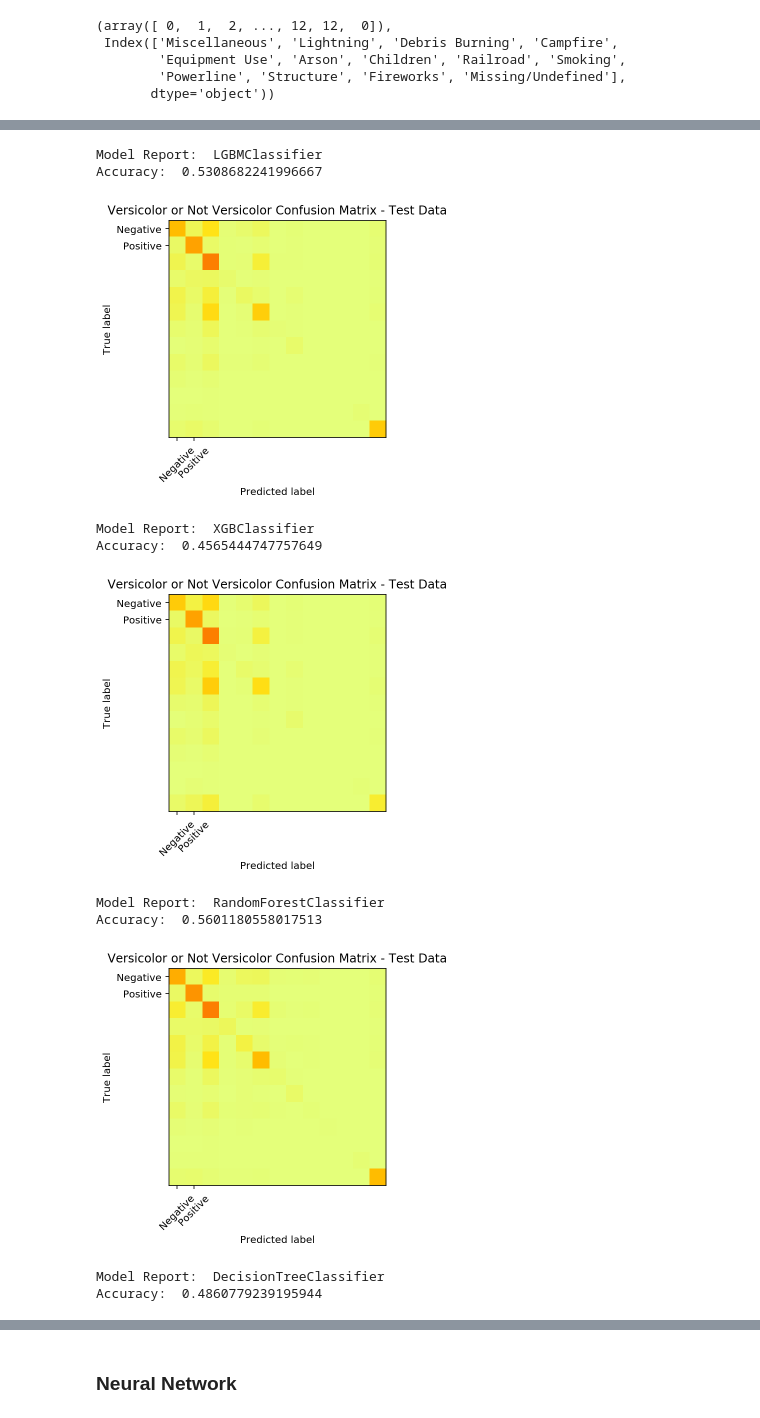
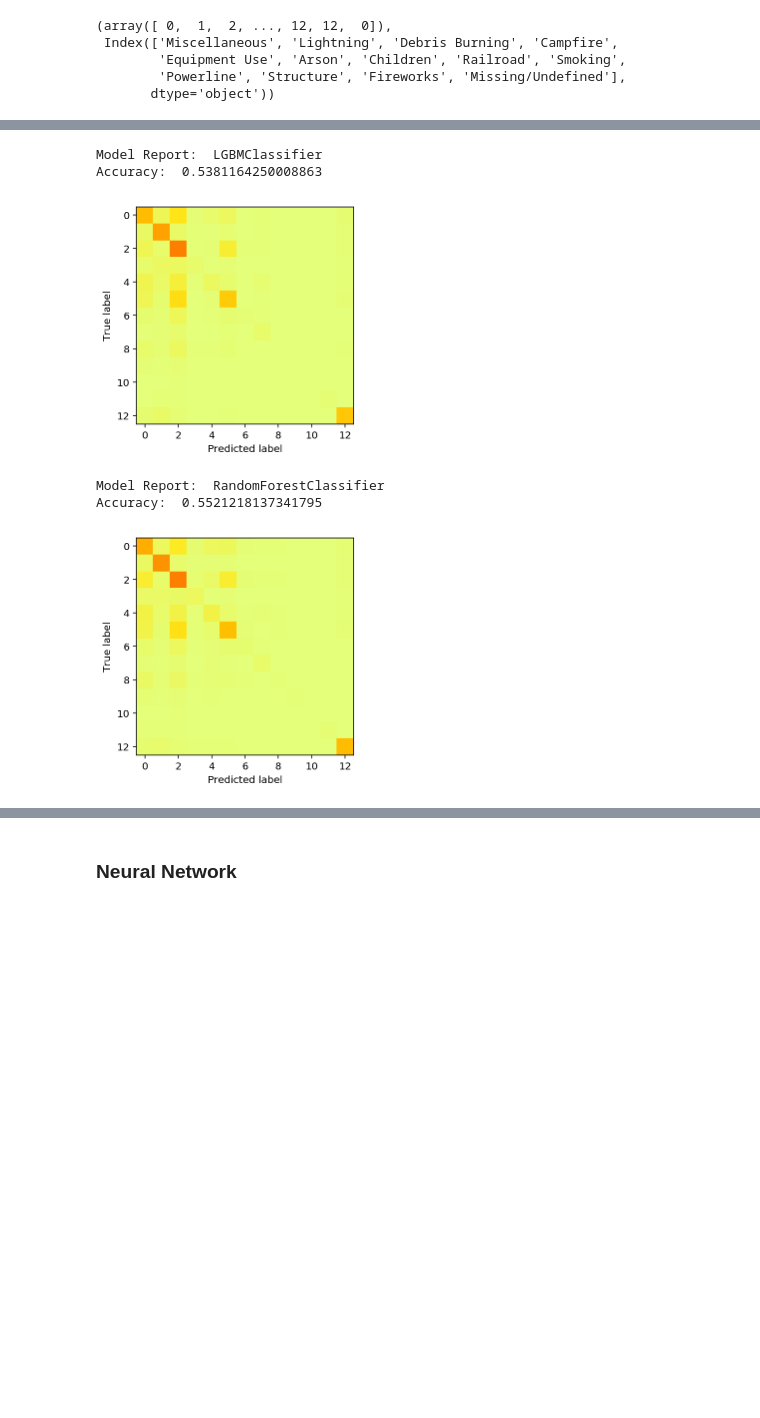
Before and after one commit to prajvalgupta/bds-project, a Jupyter notebook: Subhayu Codes/FinalProject-Wildfire.ipynb, the cells around one changed output, grey strips where cells are left out. Cells and saved outputs as stored; diff of their text form; code cells hidden in the pictures; blank space fills up the shorter version.

Commit message:
Update on Cause prediction - reduced labels, increased accuracy
Update on Cause prediction - reduced labels, increased accuracy

```diff
--- a/Subhayu Codes/FinalProject-Wildfire.ipynb
+++ b/Subhayu Codes/FinalProject-Wildfire.ipynb
@@ -121,6 +151,22 @@ plt.show()
 [figure]
 # %% [markdown]
 ## Modeling
+# %%
+def set_label(cat):
+    cause = 0
+    natural = ['Lightning']
+    accidental = ['Structure','Fireworks','Powerline','Railroad','Smoking','Children','Campfire','Equipment Use','Debris Burning']
+    malicious = ['Arson']
+    other = ['Missing/Undefined','Miscellaneous']
+    if cat in natural:
+        cause = 1
+    elif cat in accidental:
+        cause = 2
+    elif cat in malicious:
+        cause = 3
+    else:
+        cause = 4
+    return cause
 # %%
 le = LabelEncoder()
 df['STATE'] = le.fit_transform(df['STATE'])
@@ -128,6 +175,7 @@ df['DAY_OF_WEEK'] = le.fit_transform(df['DAY_OF_WEEK'])
 # %%
-main=df[['STATE','DAY_OF_WEEK','FIRE_YEAR', 'FIRE_SIZE', 'DISCOVERY_DOY', 'LATITUDE', 'LONGITUDE']]
-main['CAUSE'] = pd.factorize(df['STAT_CAUSE_DESCR'])[0] + 1
+main=df[['STATE','MONTH','DAY_OF_WEEK','FIRE_YEAR', 'TIME_DISCOVERED', 'FIRE_SIZE', 'DISCOVERY_DOY', 'LATITUDE', 'LONGITUDE']]
+# main['CAUSE'] = pd.factorize(df['STAT_CAUSE_DESCR'])[0] + 1
+main['CAUSE'] = df['STAT_CAUSE_DESCR'].apply(lambda x: set_label(x))
 main.head()
 # %% [output]
 A value is trying to be set on a copy of a slice from a DataFrame.
@@ -149,5 +203,5 @@ pd.factorize(df['STAT_CAUSE_DESCR'])
         'Powerline', 'Structure', 'Fireworks', 'Missing/Undefined'],
        dtype='object'))
 # %%
-X=main.iloc[:,:7]
-Y=main.iloc[:,7]
+X=main.iloc[:,:main.shape[1]-1]
+Y=main.iloc[:,main.shape[1]-1]
@@ -157,7 +220,8 @@ def predict_model(model,X,Y, split=0.3,random_state=7):
     train_X, test_X, train_Y, test_Y = train_test_split(X,Y, test_size=split, random_state=random_state)
     model.fit(train_X,train_Y)
     ypred=model.predict(test_X)
-    acc=accuracy_score(test_Y,model.predict(test_X))
+#     acc=accuracy_score(test_Y,model.predict(test_X))
+    acc=model.score(test_X,test_Y)
     print("Model Report: ", type(model).__name__)
     print("Accuracy: ",acc)
     cm=confusion_matrix(test_Y,ypred)
@@ -168,19 +232,14 @@ def predict_model(model,X,Y, split=0.3,random_state=7):
     plt.show()
 #     print("Confusion Matrix:\n",confmat,"\n\n\n")
 # %%
-# Testing different models with default hyperparameters  -  WITHOUT STATE and DAY OF WEEK
-models=[lgb.LGBMClassifier(),XGBClassifier(),RandomForestClassifier(), DecisionTreeClassifier()]
+# Testing different models with default hyperparameters - 13 labels
+models=[lgb.LGBMClassifier(),RandomForestClassifier()]
 for lf in models:
     predict_model(lf,X,Y)
 # %% [output]
 Model Report:  LGBMClassifier
-Accuracy:  0.5308682241996667
+Accuracy:  0.5381164250008863
-[figure, old version]
+[figure, new version]
-Model Report:  XGBClassifier
-Accuracy:  0.4565444747757649
+Model Report:  RandomForestClassifier
+Accuracy:  0.5521218137341795
-[figure, old version]
+[figure, new version]
-Model Report:  RandomForestClassifier
-Accuracy:  0.5601180558017513
-[figure, removed]
-Model Report:  DecisionTreeClassifier
-Accuracy:  0.4860779239195944
```
Also changed, not shown: parts of 28 cells of this notebook.
